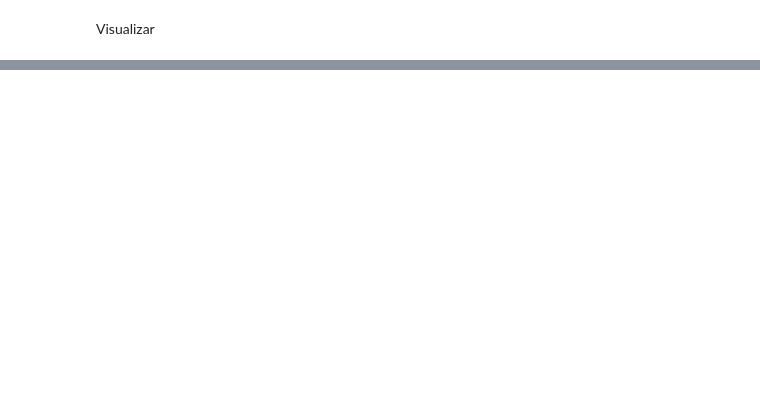
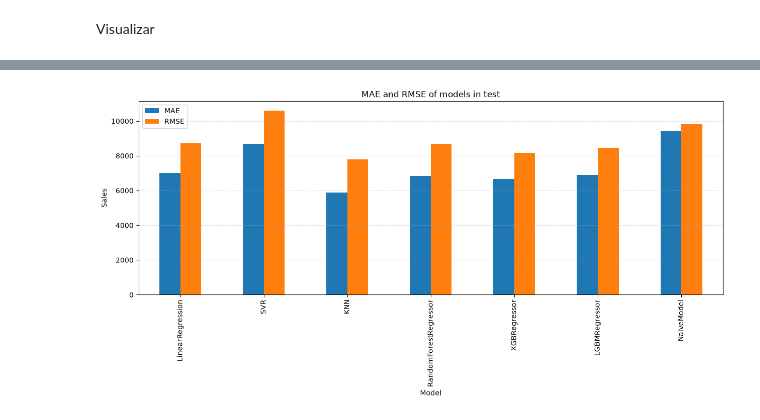
Before and after one commit to charligram/1_analisis_ventas, a Jupyter notebook: notebooks/03_modeling.ipynb, the cells around one changed output, grey strips where cells are left out. Cells and saved outputs as stored; diff of their text form; code cells hidden in the pictures; blank space fills up the shorter version.

Commit message:
Fix some comments and add titles for test models plots

```diff
--- a/notebooks/03_modeling.ipynb
+++ b/notebooks/03_modeling.ipynb
@@ -662,0 +667,21 @@ df_best_models_mae_rmse
+# %%
+ax = df_best_models_mae_rmse.plot(
+    kind='bar',
+    x='Model',
+    y=['MAE', 'RMSE'],
+    figsize=(15, 5)
+)
+
+ax.grid(
+    alpha=0.4,
+    linestyle='--',
+    axis='y'
+)
+
+plt.title('MAE and RMSE of models in test')
+plt.xlabel('Model')
+plt.ylabel('Sales')
+
+plt.show()
+# %% [output]
+[figure, added]
```
Also changed, not shown: parts of 9 cells of this notebook, 1 other file.
